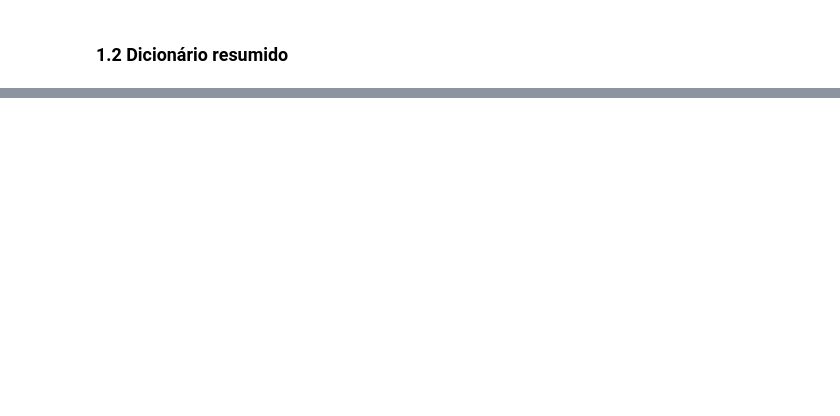
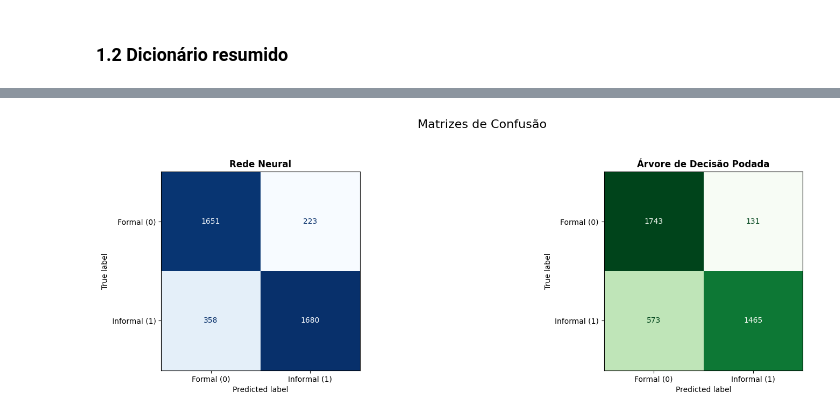
Before and after one commit to BrunoMarqzs/Projeto_ML_2026.1, a Jupyter notebook: projeto_ML_2026.1.ipynb, the cells around one changed output, grey strips where cells are left out. Saved outputs shown, nothing was run; the diff lists cells and outputs as text; code cells hidden in the pictures; blank space fills up the shorter version.

```diff
--- a/projeto_ML_2026.1.ipynb
+++ b/projeto_ML_2026.1.ipynb
@@ -908,0 +583,6 @@ plt.tight_layout(); plt.show()
+# %%
+
+path = model_tree.cost_complexity_pruning_path(X_train_processado, y_train)
+ccp_alphas, impurities = path.ccp_alphas, path.impurities
+
+print(f"Número de valores de alpha encontrados: {len(ccp_alphas)}")
@@ -908,0 +611,9 @@ plt.tight_layout(); plt.show()
+# %%
+tree_final = DecisionTreeClassifier(random_state=42, ccp_alpha=best_alpha)
+tree_final.fit(X_train_processado, y_train)
+
+ein_final = 1 - tree_final.score(X_train_processado, y_train)
+eout_final = 1 - tree_final.score(X_test_processado, y_test)
+
+print(f"Novo Erro de Treinamento (Ein): {ein_final:.4f}")
+print(f"Novo Erro de Teste (Eout): {eout_final:.4f}")
@@ -908,0 +693,64 @@ plt.tight_layout(); plt.show()
+# %%
+y_pred_nn = (model_final.predict(X_test_processado) > 0.5).astype(int)
+y_pred_tree = tree_final.predict(X_test_processado)
+
+class_names = ['Formal (0)', 'Informal (1)']
+
+
+fig, axes = plt.subplots(1, 2, figsize=(18, 5))
+
+cm_nn = confusion_matrix(y_test, y_pred_nn)
+disp_nn = ConfusionMatrixDisplay(confusion_matrix=cm_nn, display_labels=class_names)
+disp_nn.plot(ax=axes[0], cmap='Blues', colorbar=False)
+axes[0].set_title('Rede Neural', fontweight='bold')
+
+cm_tree = confusion_matrix(y_test, y_pred_tree)
+disp_tree = ConfusionMatrixDisplay(confusion_matrix=cm_tree, display_labels=class_names)
+disp_tree.plot(ax=axes[1], cmap='Greens', colorbar=False)
+axes[1].set_title('Árvore de Decisão Podada', fontweight='bold')
+
+plt.suptitle("Matrizes de Confusão", fontsize=16, y=1.05)
+plt.tight_layout()
+plt.show()
+
+
+
+acc_nn, rec_nn = accuracy_score(y_test, y_pred_nn), recall_score(y_test, y_pred_nn)
+acc_tree, rec_tree = accuracy_score(y_test, y_pred_tree), recall_score(y_test, y_pred_tree)
+
+labels = ['Rede Neural', 'Árvore de Decisão Podada']
+acuracias = [acc_nn, acc_tree]
+recalls = [rec_nn, rec_tree]
+
+x = np.arange(len(labels))
+width = 0.35
+
+fig, ax = plt.subplots(figsize=(10, 6))
+
+rects1 = ax.bar(x - width/2, acuracias, width, label='Acurácia Global', color='royalblue')
+rects2 = ax.bar(x + width/2, recalls, width, label='Recall (Capacidade de prever)', color='darkorange')
+
+ax.set_ylabel('Pontuação (0 a 1)', fontsize=12)
+ax.set_title('Comparativo Final de Desempenho dos Modelos de Machine Learning', fontsize=14, fontweight='bold')
+ax.set_xticks(x)
+ax.set_xticklabels(labels, fontsize=11)
+ax.set_ylim(0, 1.15)
+ax.legend(loc='upper right', frameon=True)
+ax.grid(axis='y', linestyle='--', alpha=0.7)
+
+def autolabel(rects):
+    for rect in rects:
+        height = rect.get_height()
+        ax.annotate(f'{height:.2f}',
+                    xy=(rect.get_x() + rect.get_width() / 2, height),
+                    xytext=(0, 4),
+                    textcoords="offset points",
+                    ha='center', va='bottom', fontweight='bold')
+
+autolabel(rects1)
+
+autolabel(rects2)
+
+fig.tight_layout()
+plt.show()
+# %% [output]
@@ -908,0 +758 @@ plt.tight_layout(); plt.show()
+[figure, added]
```
Also changed, not shown: parts of 105 cells of this notebook.
